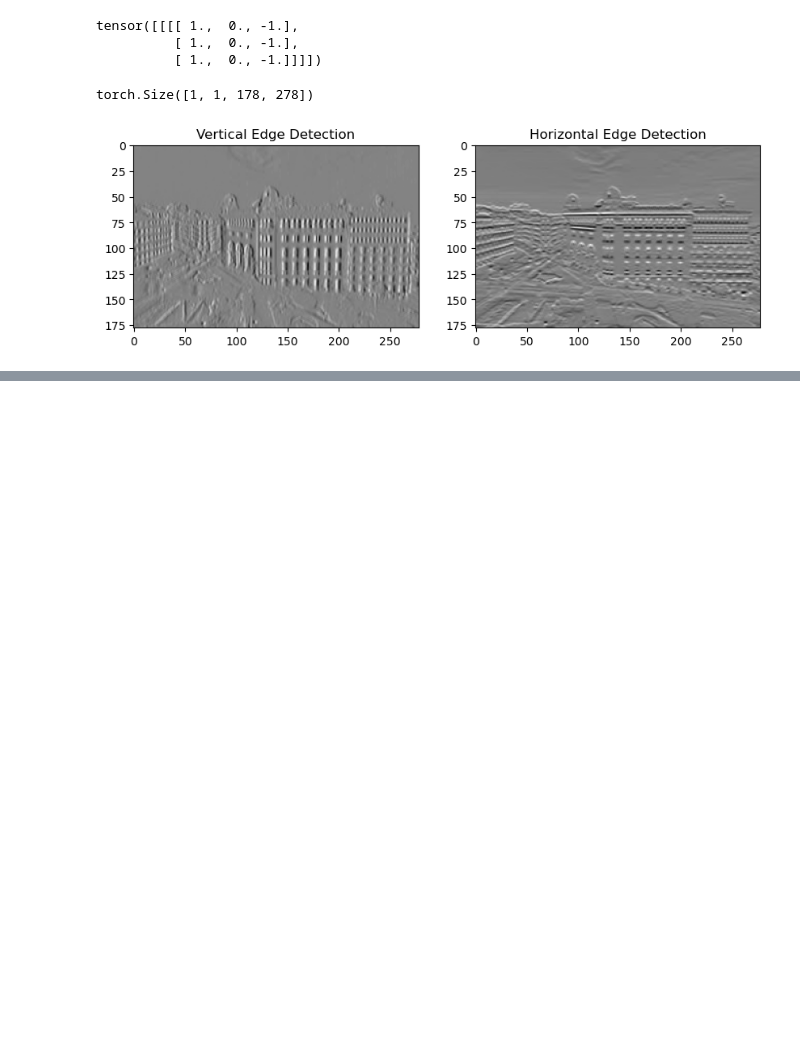
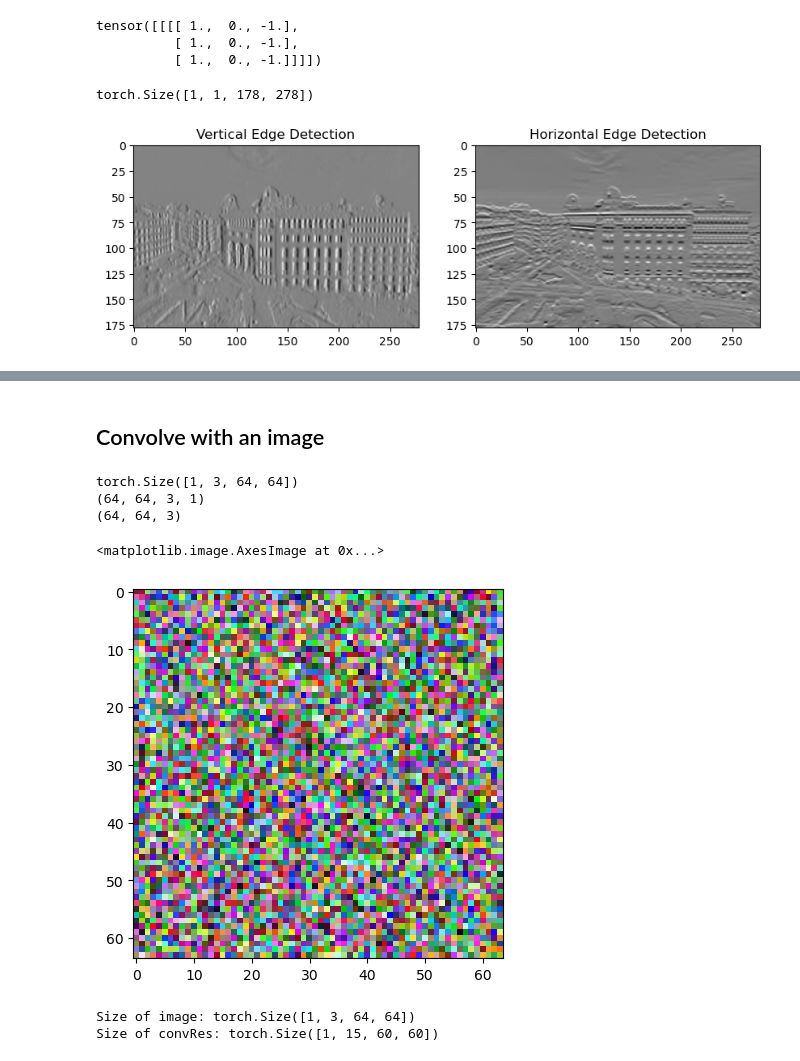
Before and after one commit to diaazg/Deep-learning, a Jupyter notebook: notebooks/CNN.ipynb, the cells around one changed output, grey strips where cells are left out. Cells and saved outputs as stored; diff of their text form; code cells hidden in the pictures; blank space fills up the shorter version.

```diff
--- a/notebooks/CNN.ipynb
+++ b/notebooks/CNN.ipynb
@@ -196,0 +278,27 @@ plt.show()
+# %% [markdown]
+## Convolve with an image
+# %%
+# size of the image (N,RGB,width,height)
+imgSize = (1,3,64,64)
+img = torch.rand(imgSize)
+
+# In pytorch channels became before the width and height, but in matplotlib is the opposite (width, height, channels)
+img2view = img.permute(2,3,1,0).detach().numpy()
+print(img.shape)
+print(img2view.shape)
+print(np.squeeze(img2view).shape)
+plt.imshow(np.squeeze(img2view))
+# %% [output]
+torch.Size([1, 3, 64, 64])
+(64, 64, 3, 1)
+(64, 64, 3)
+<matplotlib.image.AxesImage at 0x...>
+[figure, added]
+# %%
+# convolve image with filter bank (set 'outChans' filters)
+convRes = conv(img)
+print('Size of image:', img.shape)
+print('Size of convRes:', convRes.shape)
+# %% [output]
+Size of image: torch.Size([1, 3, 64, 64])
+Size of convRes: torch.Size([1, 15, 60, 60])
```
Also changed, not shown: parts of 9 cells of this notebook.
